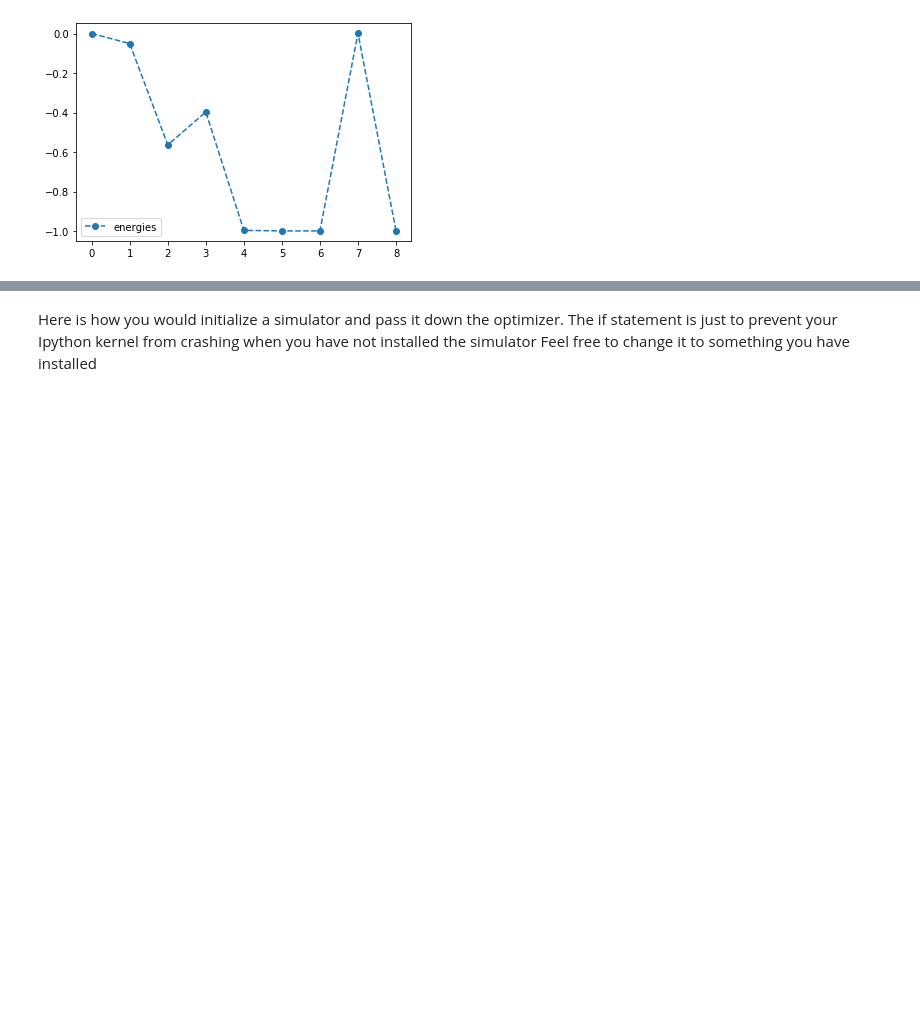
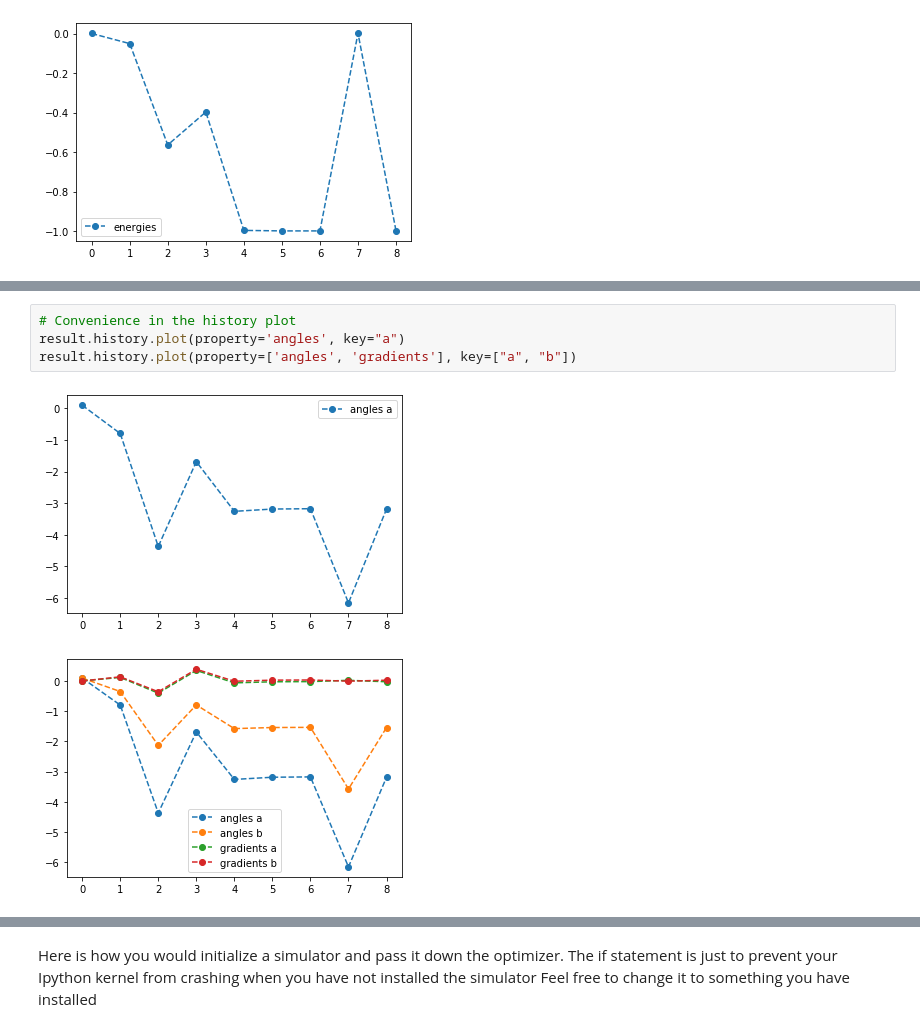
Before and after one commit to tequilahub/tequila, a Jupyter notebook: tutorials/SciPyOptimizers.ipynb, the cells around one changed output, grey strips where cells are left out. Drawn from its saved outputs; the diff is of its cells as text; blank space fills up the shorter version.

```diff
--- a/tutorials/SciPyOptimizers.ipynb
+++ b/tutorials/SciPyOptimizers.ipynb
@@ -97,5 +108,12 @@ result.history.plot(property='angles', key=['a', 'b'])
 # %% [output]
 [figure]
+# %%
+# Convenience in the history plot
+result.history.plot(property='angles', key="a")
+result.history.plot(property=['angles', 'gradients'], key=["a", "b"])
+# %% [output]
+[figure, added]
+[figure, added]
 # %% [markdown]
 # FAQ
 
```
Also changed, not shown: parts of 22 cells of this notebook, 13 other files.
